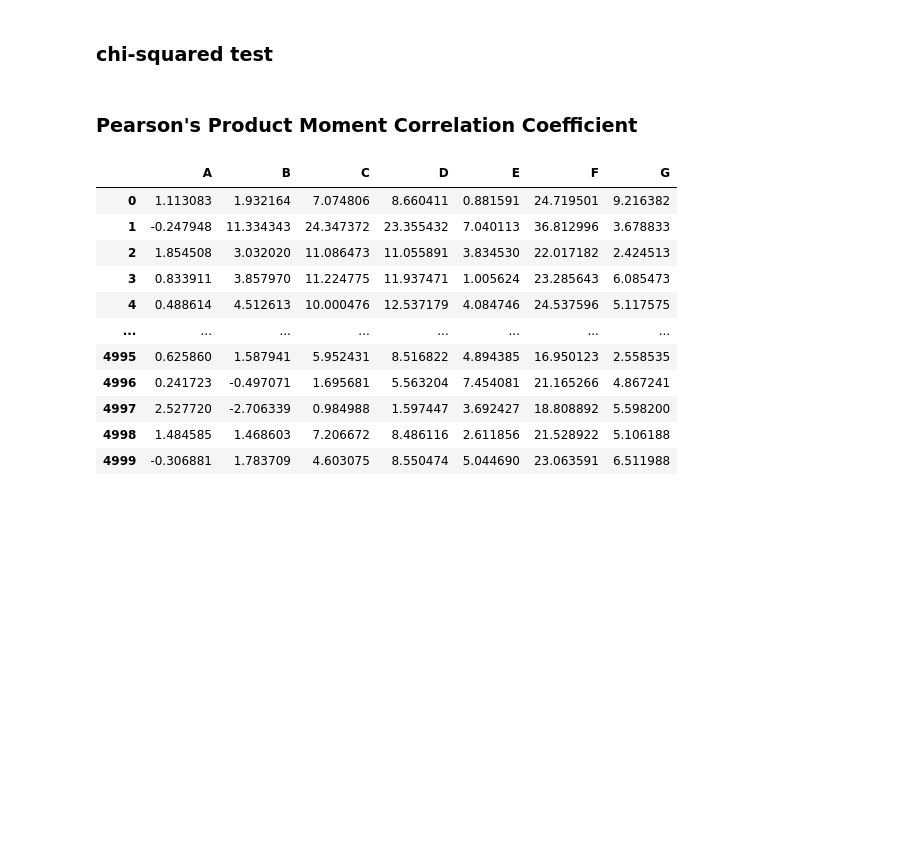
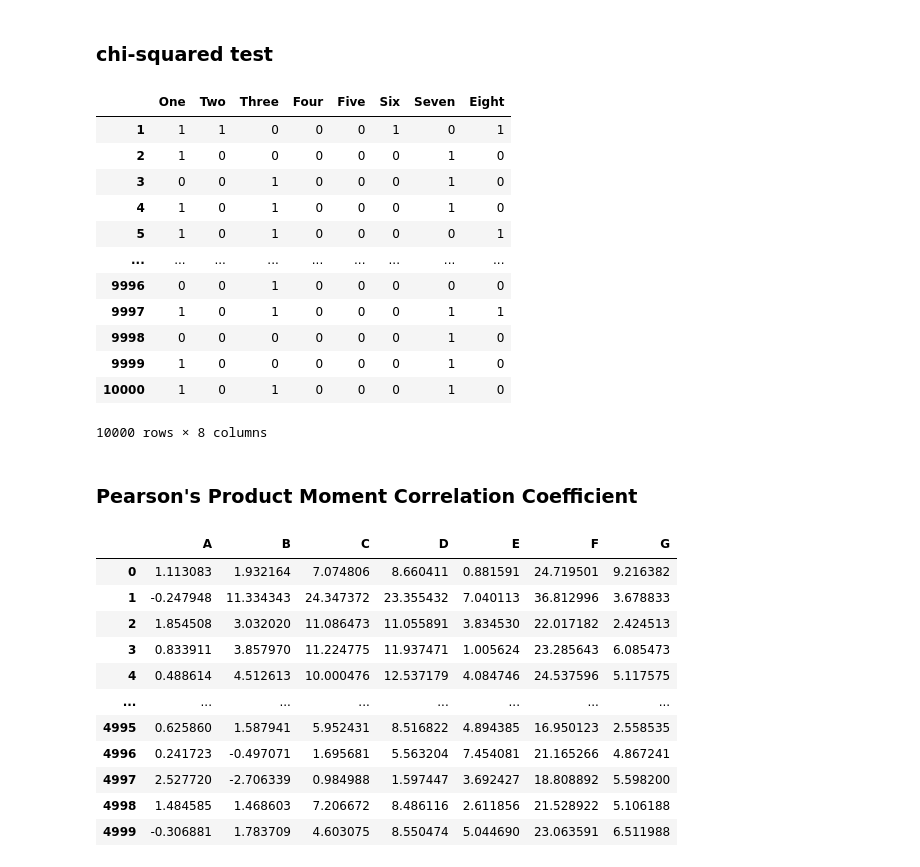
Before and after one commit to Elicit3495/ML_FYP, a Jupyter notebook: conditional.ipynb, the cells around one changed output. Cells and saved outputs as stored; diff of their text form; code cells hidden in the pictures; blank space fills up the shorter version.

```diff
--- a/conditional.ipynb
+++ b/conditional.ipynb
@@ -23,6 +23,22 @@ df_medium = csv_format_discrete(r"C:\Users\User\Documents\GitHub\ML_FYP\dataset\
 # df_large = csv_format_discrete(r"")
 # %% [markdown]
 ### chi-squared test
+# %%
+df_small
+# %% [output]
+|  | One | Two | Three | Four | Five | Six | Seven | Eight |
+| 1 | 1 | 1 | 0 | 0 | 0 | 1 | 0 | 1 |
+| 2 | 1 | 0 | 0 | 0 | 0 | 0 | 1 | 0 |
+| 3 | 0 | 0 | 1 | 0 | 0 | 0 | 1 | 0 |
+| 4 | 1 | 0 | 1 | 0 | 0 | 0 | 1 | 0 |
+| 5 | 1 | 0 | 1 | 0 | 0 | 0 | 0 | 1 |
+| ... | ... | ... | ... | ... | ... | ... | ... | ... |
+| 9996 | 0 | 0 | 1 | 0 | 0 | 0 | 0 | 0 |
+| 9997 | 1 | 0 | 1 | 0 | 0 | 0 | 1 | 1 |
+| 9998 | 0 | 0 | 0 | 0 | 0 | 0 | 1 | 0 |
+| 9999 | 1 | 0 | 0 | 0 | 0 | 0 | 1 | 0 |
+| 10000 | 1 | 0 | 1 | 0 | 0 | 0 | 1 | 0 |
+10000 rows × 8 columns
 # %%
 #0th order chi2 test
 def chi2bool(df, rho):
```
Also changed, not shown: parts of 20 cells of this notebook.
